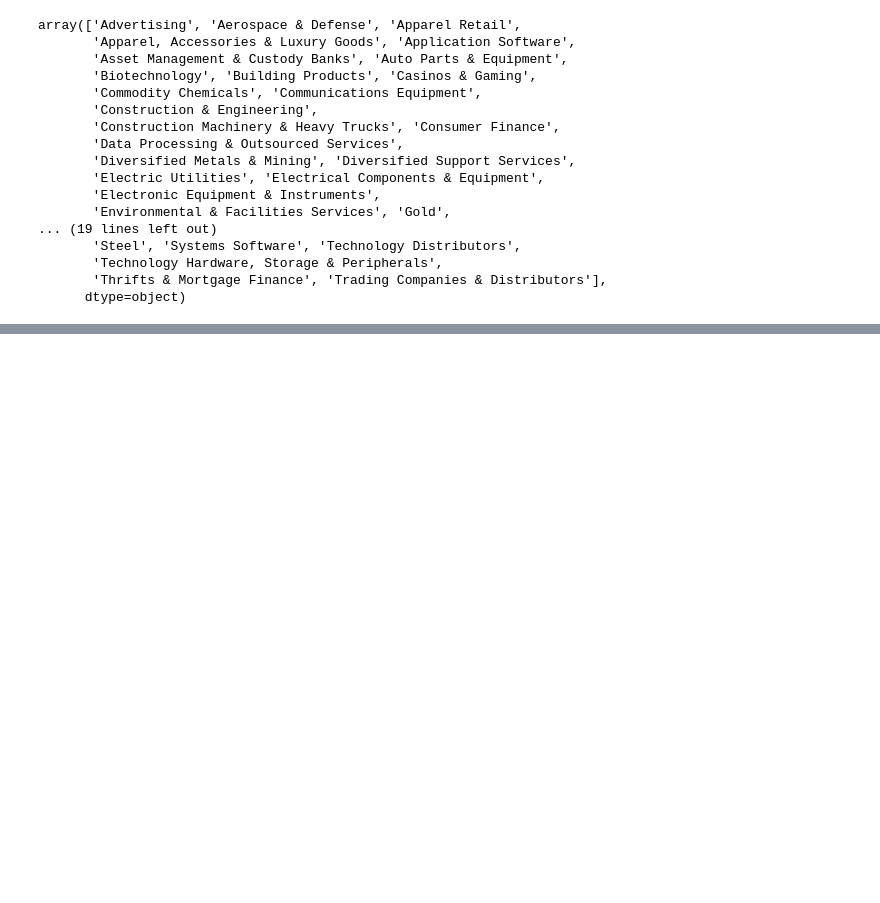
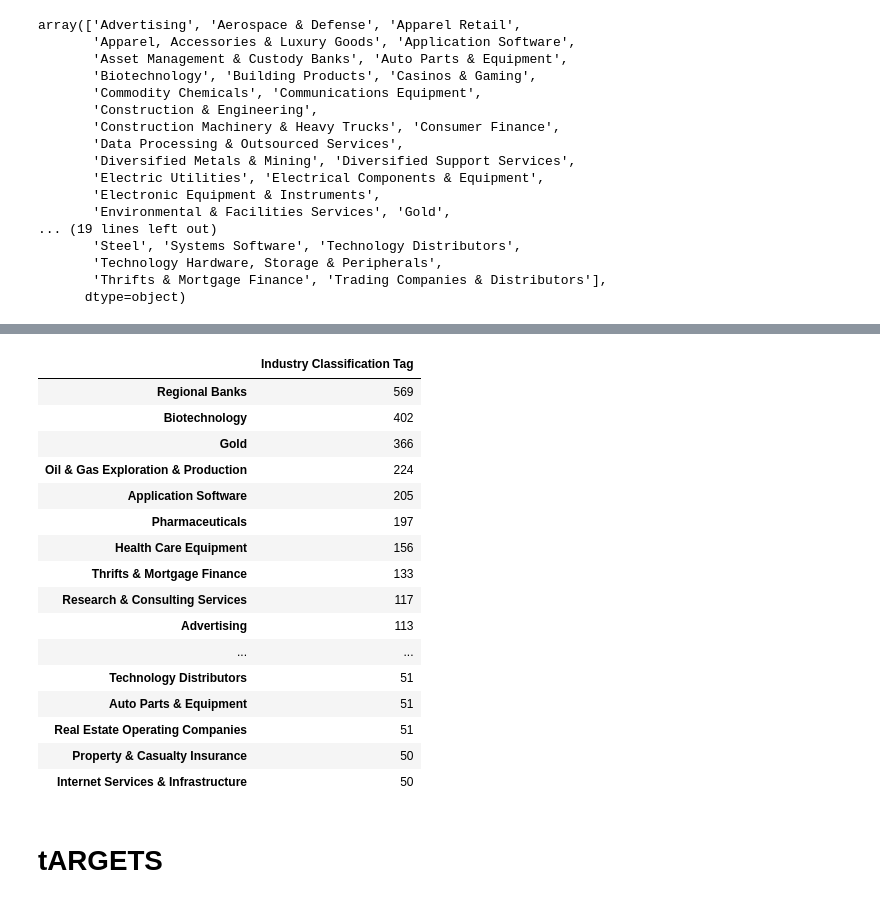
Before and after one commit to AmbiTyga/73String, a Jupyter notebook: 73String.ipynb, the cells around one changed output, grey strips where cells are left out. Cells and saved outputs as stored; diff of their text form; code cells hidden in the pictures; blank space fills up the shorter version.

```diff
--- a/73String.ipynb
+++ b/73String.ipynb
@@ -81,0 +71,2 @@ Name: Business Description, dtype: object
+# %%
+data.dropna(inplace = True)
@@ -81,0 +82,23 @@ Name: Business Description, dtype: object
+# %%
+pd.set_option('max_row',70)
+pd.DataFrame(data['Industry Classification Tag'].value_counts())
+# %% [output]
+|  | Industry Classification Tag |
+| Regional Banks | 569 |
+| Biotechnology | 402 |
+| Gold | 366 |
+| Oil & Gas Exploration & Production | 224 |
+| Application Software | 205 |
+| Pharmaceuticals | 197 |
+| Health Care Equipment | 156 |
+| Thrifts & Mortgage Finance | 133 |
+| Research & Consulting Services | 117 |
+| Advertising | 113 |
+| ... | ... |
+| Technology Distributors | 51 |
+| Auto Parts & Equipment | 51 |
+| Real Estate Operating Companies | 51 |
+| Property & Casualty Insurance | 50 |
+| Internet Services & Infrastructure | 50 |
+# %% [markdown]
+# tARGETS
```
Also changed, not shown: parts of 16 cells of this notebook.
